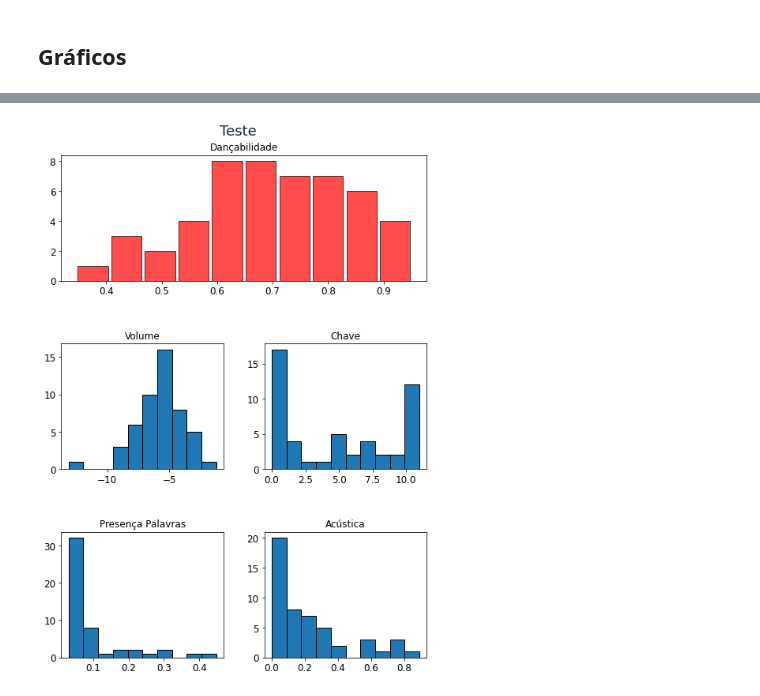
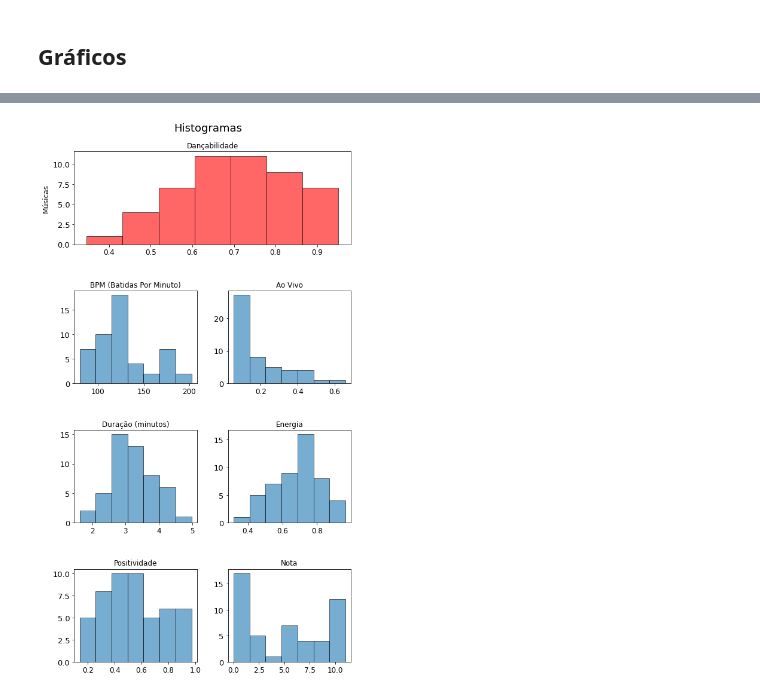
Before and after one commit to xiforivia/spotify, a Jupyter notebook: analise.ipynb, the cells around one changed output, grey strips where cells are left out. Drawn from its saved outputs; the diff is of its cells as text; code cells hidden in the pictures.

```diff
--- a/analise.ipynb
+++ b/analise.ipynb
@@ -10,0 +31,5 @@ df = df.rename(columns={'tempo': 'BPM'})
+# %%
+dfVariaveis = df[['dancabilidade', 'BPM', 'ao_vivo', 'duracao_ms', 'chave', 'energia', 'positividade']]
+dfVariaveis['duracao_ms'] = dfVariaveis['duracao_ms'] / 60000
+dfVariaveis = dfVariaveis.rename(columns={'duracao_ms': 'duracao'})
+dfVariaveis
@@ -68,22 +116,24 @@ plt.show()
 # %%
 fig = plt.gcf()
-fig.set_size_inches(8.3,11.7)
+# fig.set_size_inches(8.3,11.7)
+fig.set_size_inches(8.3,15.7)
 plt.rcParams['xtick.labelsize']=12
-plt.rcParams['ytick.labelsize']=12
+plt.rcParams['ytick.labelsize']=13
 plt.rcParams['axes.labelsize']=12
 fig.text(
     x=0.5,
     y=0.91,
-    s='Teste',
+    s='Histogramas',
     fontsize = 18,
     horizontalalignment='center',
-    color='#152747')
-gs = gridspec.GridSpec(3, 2, hspace=0.5,wspace=0.25)
+    color='black')
+gs = gridspec.GridSpec(4, 2, hspace=0.5,wspace=0.25)
 #SIN
 plt.subplot(gs[0, :])
-plt.hist(df['dancabilidade'], rwidth=0.9, color='red', alpha=0.7, edgecolor='black')
+plt.hist(dfVariaveis['dancabilidade'], bins=7, color='red', alpha=0.6, edgecolor='black') # rwidth=0.9
 plt.title("Dançabilidade")
-# plt.ylabel('Carga(GW)')
+plt.ylabel('Músicas')
+
 # plt.grid(True)
 # plt.legend(loc='upper center', fontsize=11)
 
@@ -94,42 +144,48 @@ plt.title("Dançabilidade")
 #     fontsize = 10,
 #     xytext=(0,-20),
 #     textcoords='offset points'
 # )
 # for i, row in last_sin_load['antiga'].iterrows():
 #     plt.annotate(
 #         str(row['CARGA ANTIGA']),
 #         xy=(row['DATA'],row['CARGA ANTIGA']),
 #         color='#2fb3c3',
 #         fontsize = 10,
 #         xytext=(0,10),
 #         textcoords='offset points'
 #     )
 
 
 
 plt.subplot(gs[1,0])
-plt.hist(df['volume'], edgecolor='black')
-plt.title('Volume')
+plt.hist(dfVariaveis['BPM'], bins=7, alpha=0.6, edgecolor='black')
+plt.title('BPM (Batidas Por Minuto)')
 
 plt.subplot(gs[1,1])
-plt.hist(df['chave'], edgecolor='black')
-plt.title('Chave')
+plt.hist(dfVariaveis['ao_vivo'], bins=7, alpha=0.6, edgecolor='black')
+plt.title('Ao Vivo')
 
 
 plt.subplot(gs[2,0])
-plt.hist(df['presenca_palavras'], edgecolor='black')
-plt.title('Presença Palavras')
+plt.hist(dfVariaveis['duracao'], bins=7, alpha=0.6, edgecolor='black')
+plt.title('Duração (minutos)')
 
 plt.subplot(gs[2,1])
-plt.hist(df['acustica'], edgecolor='black')
-plt.title('Acústica')
+plt.hist(dfVariaveis['energia'], bins=7, alpha=0.6, edgecolor='black')
+plt.title('Energia')
 
+plt.subplot(gs[3,0])
+plt.hist(dfVariaveis['positividade'], bins=7, alpha=0.6, edgecolor='black')
+plt.title('Positividade')
 
+plt.subplot(gs[3,1])
+plt.hist(dfVariaveis['chave'], bins=7, alpha=0.6, edgecolor='black')
+plt.title('Nota')
 
 # plt.savefig('graficos.png', format='png')
 plt.show()
 # %% [output]
-[figure, old version]
+[figure, new version]
 # %%
 import numpy as np
 p25, p50, p75 = np.percentile(df['dancabilidade'], [25, 50, 75])
```
Also changed, not shown: parts of 9 cells of this notebook, 1 other file.
